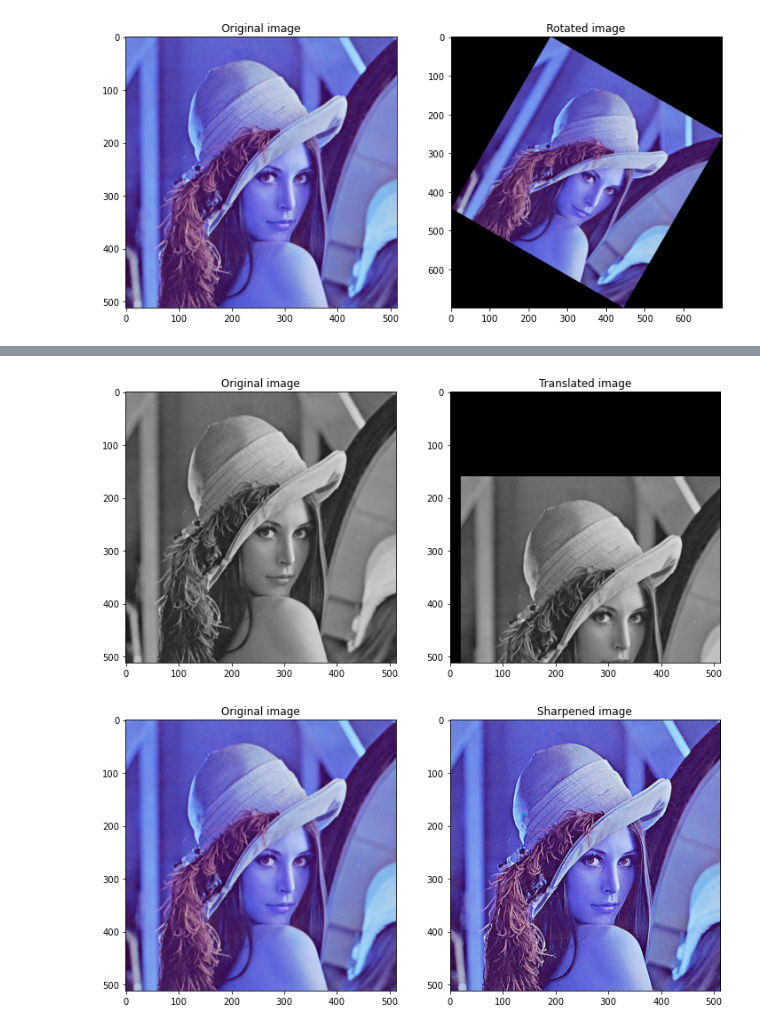
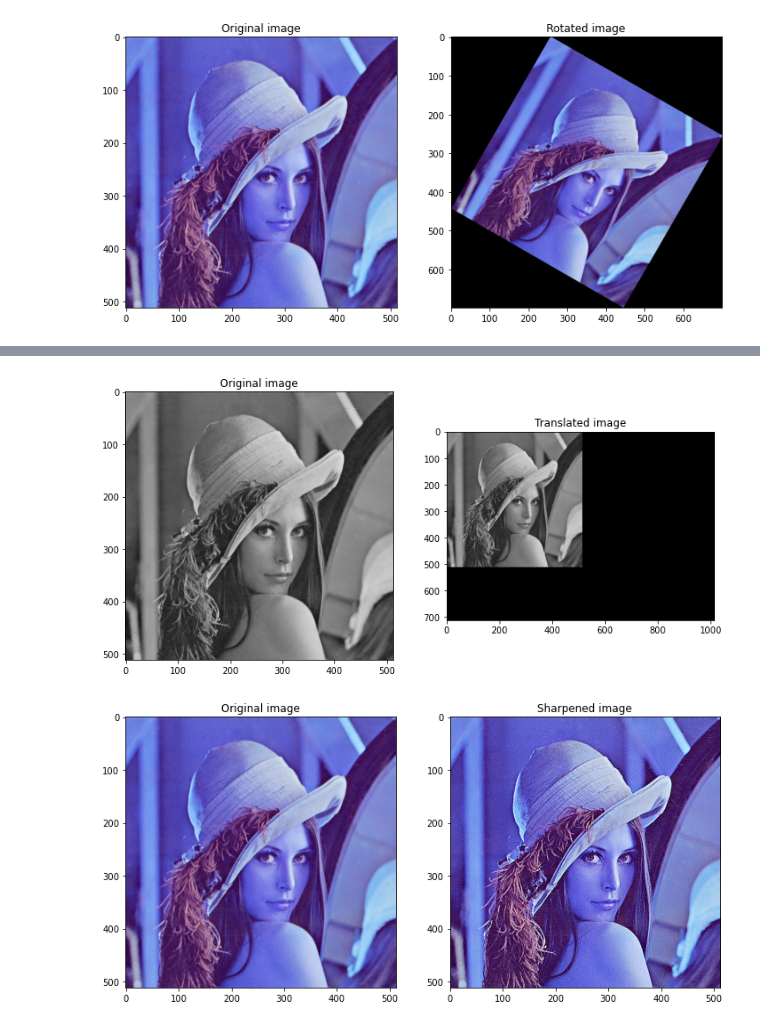
Before and after one commit to bogumilchilinski/dynpy, a Jupyter notebook: IPa_first.ipynb, the cells around one changed output, grey strips where cells are left out. Cells and saved outputs as stored; diff of their text form; code cells hidden in the pictures.

```diff
--- a/IPa_first.ipynb
+++ b/IPa_first.ipynb
@@ -80,24 +104,25 @@ imgplot = plt.imshow(rotated_bound_img)
 # %%
 ## Exercise 6
 img = cv.imread('Lena_mono.tif')
 height, width = img.shape[:2]
 
-
-translate_x = 20
-translate_y = 160
-T = np.float32([[1, 0, translate_x], [0, 1, translate_y]])
-img_translated = cv.warpAffine(img, T, (width, height))
+x_shift = -500
+y_shift = -200
+T = np.float32([ [1,0, np.abs(x_shift)], [0,1, np.abs(y_shift)] ])
+img_translated = cv.warpAffine(img, T, ( height + np.abs(x_shift), width + np.abs(y_shift) ))
+T = np.float32([ [1,0,  x_shift*(x_shift<0) ], [0,1, y_shift*(y_shift<0)] ])
+img_translated = cv.warpAffine(img_translated, T, ( height + np.abs(x_shift) , width + np.abs(y_shift) ))
 
 
 plt.figure(figsize=[12,12])
 plt.subplot(1,2,1)
 plt.title('Original image')
 imgplot = plt.imshow(img)
 plt.subplot(1,2,2)
 plt.title('Translated image')
 imgplot = plt.imshow(img_translated)
 # %% [output]
-[figure, old version]
+[figure, new version]
 # %%
 ## Exercise 7
 img = cv.imread('Lena.tif', cv.IMREAD_COLOR)
```
Also changed, not shown: parts of 3 cells of this notebook, 3 other files.
